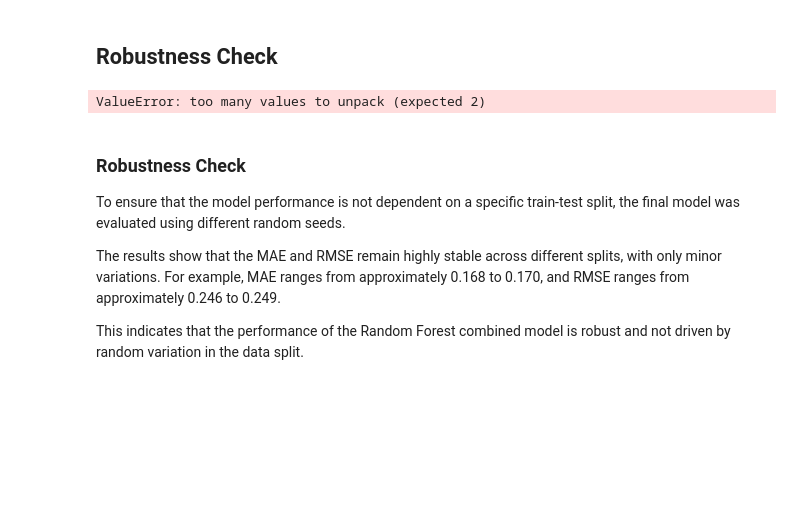
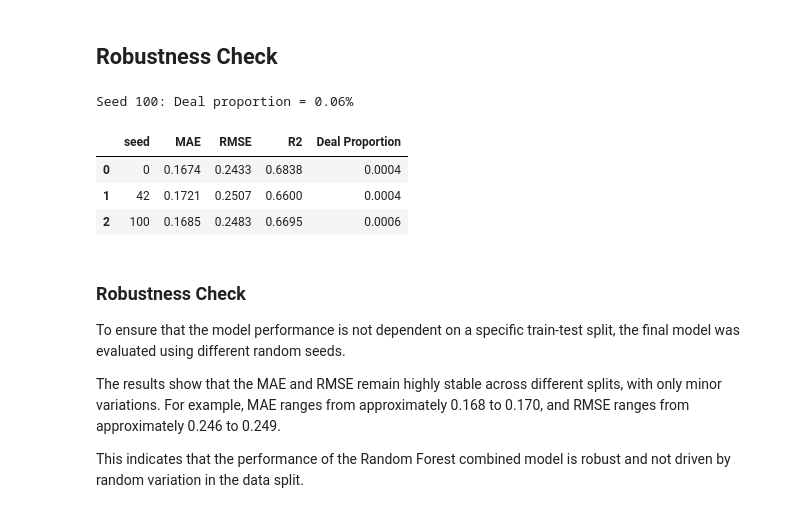
Before and after one commit to darrelljing21/ITEC4305-project, a Jupyter notebook: src/Finalreport/datacleaning.ipynb, the cells around one changed output. Saved outputs shown, nothing was run; the diff lists cells and outputs as text; code cells hidden in the pictures; blank space fills up the shorter version.

```diff
--- a/src/Finalreport/datacleaning.ipynb
+++ b/src/Finalreport/datacleaning.ipynb
@@ -2310,36 +2310,49 @@ for seed in seeds:
     train_idx, test_idx = train_test_split(
         df_model.index,
         test_size=0.2,
         random_state=seed
     )
 
     # final model: Random Forest + combined + k=30
     X_train, X_test, y_train, y_test = build_train_test_features(
         df_model,
         train_idx,
         test_idx,
         setting="combined",
         k=30
     )
 
     model = RandomForestRegressor(
         n_estimators=200,
         random_state=42,
         n_jobs=-1
     )
 
-    mae, rmse = evaluate_model(model, X_train, X_test, y_train, y_test)
+    mae, rmse, r2 = evaluate_model(model, X_train, X_test, y_train, y_test)
+
+    y_pred = model.predict(X_test)
+    diff_pct = (y_test - y_pred) / y_test
+    deal_count = (diff_pct < -0.2).sum()
+    deal_prop = deal_count / len(y_test)
 
     robust_results.append({
         "seed": seed,
         "MAE": mae,
-        "RMSE": rmse
+        "RMSE": rmse,
+        "R2": r2,
+        "Deal Proportion": deal_prop
     })
+
+print(f"Seed {seed}: Deal proportion = {deal_prop:.2%}")
 
 robust_df = pd.DataFrame(robust_results)
 display(robust_df.round(4))
 # %% [output]
-ValueError: too many values to unpack (expected 2)
+Seed 100: Deal proportion = 0.06%
+|  | seed | MAE | RMSE | R2 | Deal Proportion |
+| 0 | 0 | 0.1674 | 0.2433 | 0.6838 | 0.0004 |
+| 1 | 42 | 0.1721 | 0.2507 | 0.6600 | 0.0004 |
+| 2 | 100 | 0.1685 | 0.2483 | 0.6695 | 0.0006 |
 # %% [markdown]
 ### Robustness Check
 
```
Also changed, not shown: parts of 5 cells of this notebook.
